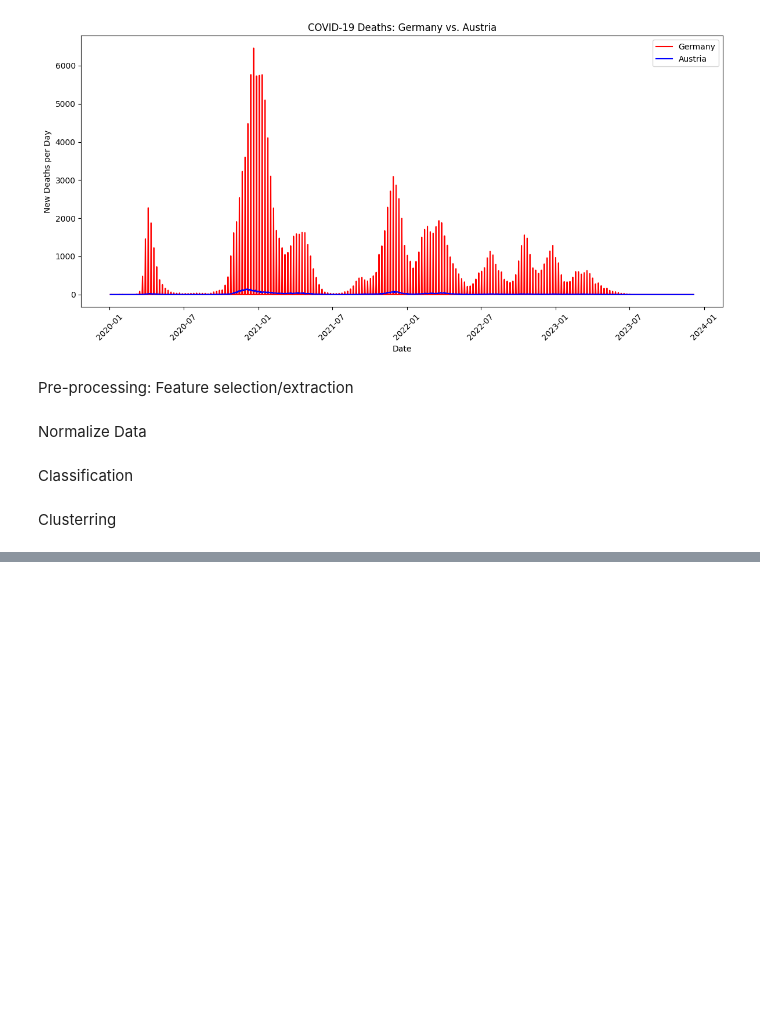
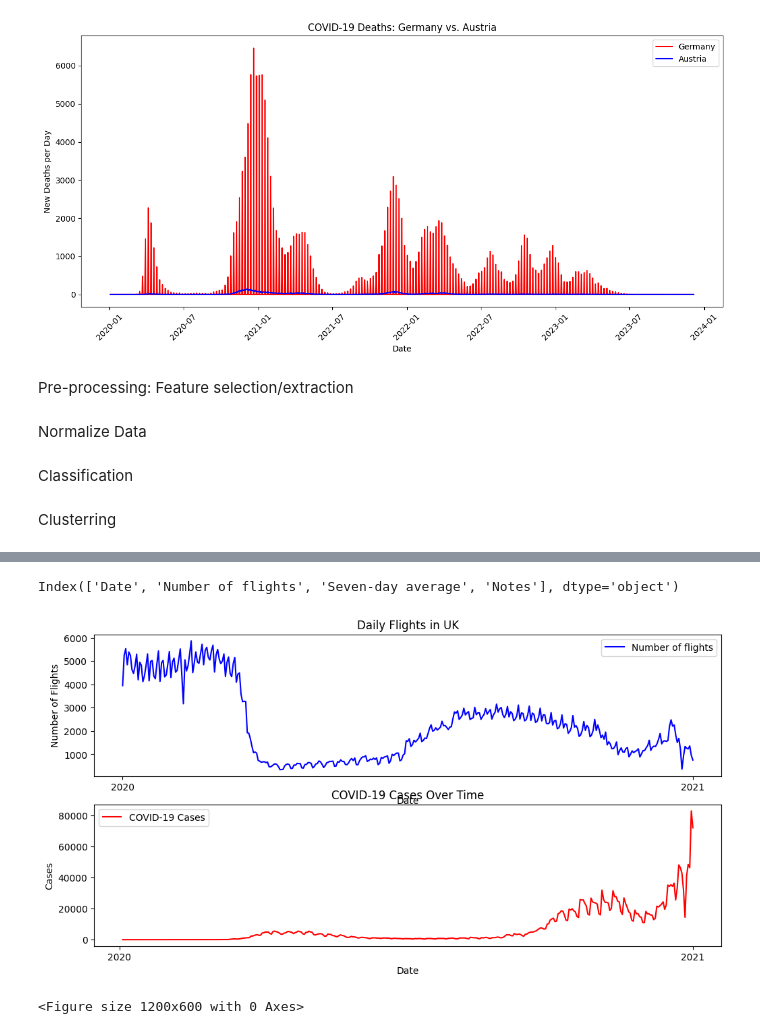
Before and after one commit to TGaub/TP3_1_Data_analysis_Influence_of_COVID, a Jupyter notebook: TP3_1_Data_analysis_Influence_of_COVID.ipynb, the cells around one changed output, grey strips where cells are left out. Saved outputs shown, nothing was run; the diff lists cells and outputs as text; code cells hidden in the pictures; blank space fills up the shorter version.

```diff
--- a/TP3_1_Data_analysis_Influence_of_COVID.ipynb
+++ b/TP3_1_Data_analysis_Influence_of_COVID.ipynb
@@ -326,0 +368,57 @@ Clusterring
+# %%
+# Define start and end period
+startPeriod = '2020-01-01'
+endPeriod = '2021-01-01'
+
+# Reading the CSV file for flight data in UK
+uk_flights_df = pd.read_csv('Data/dailyukflightsdataset.csv')
+print(uk_flights_df.columns)
+
+# Convert 'Date' from string to datetime object for better plotting
+# Here's the correction: use pd.to_datetime instead of uk_flights_df.to_datetime
+uk_flights_df['Date'] = pd.to_datetime(uk_flights_df['Date'])
+
+# If you only want to consider data from 2020 onwards
+uk_flights_df = uk_flights_df[uk_flights_df['Date'] >= pd.to_datetime(startPeriod)]
+uk_flights_df = uk_flights_df[uk_flights_df['Date'] <= pd.to_datetime(endPeriod)]
+
+
+
+# Load COVID data for United Kingdom
+uk_covid_data = covid_data_df[covid_data_df['location'] == 'United Kingdom']
+uk_covid_data = uk_covid_data.groupby('date')['new_cases'].sum()  # Sum new cases for each date
+uk_covid_data = uk_covid_data[uk_covid_data.index <= pd.to_datetime(endPeriod)]
+
+
+# Create subplots
+fig, axs = plt.subplots(2, 1, figsize=(12, 6))  # 2 rows, 1 column
+
+# Plotting the data
+plt.figure(figsize=(12, 6))
+
+# Plot flight data
+axs[0].plot(uk_flights_df['Date'], uk_flights_df['Number of flights'], label='Number of flights', color='blue')
+axs[0].xaxis.set_major_locator(mdates.YearLocator())
+axs[0].xaxis.set_major_formatter(mdates.DateFormatter('%Y'))
+axs[0].set_title('Daily Flights in UK')
+axs[0].set_xlabel('Date')
+axs[0].set_ylabel('Number of Flights')
+axs[0].legend()
+
+
+
+# Plot COVID-19 data
+axs[1].plot(uk_covid_data.index, uk_covid_data, label='COVID-19 Cases', color='red')
+axs[1].xaxis.set_major_locator(mdates.YearLocator())
+axs[1].xaxis.set_major_formatter(mdates.DateFormatter('%Y'))
+axs[1].set_title('COVID-19 Cases Over Time')
+axs[1].set_xlabel('Date')
+axs[1].set_ylabel('Cases')
+axs[1].legend()
+
+plt.tight_layout()
+plt.show()
+# %% [output]
+Index(['Date', 'Number of flights', 'Seven-day average', 'Notes'], dtype='object')
+[figure, added]
+<Figure size 1200x600 with 0 Axes>
```
Also changed, not shown: parts of 13 cells of this notebook, 3 other files.
